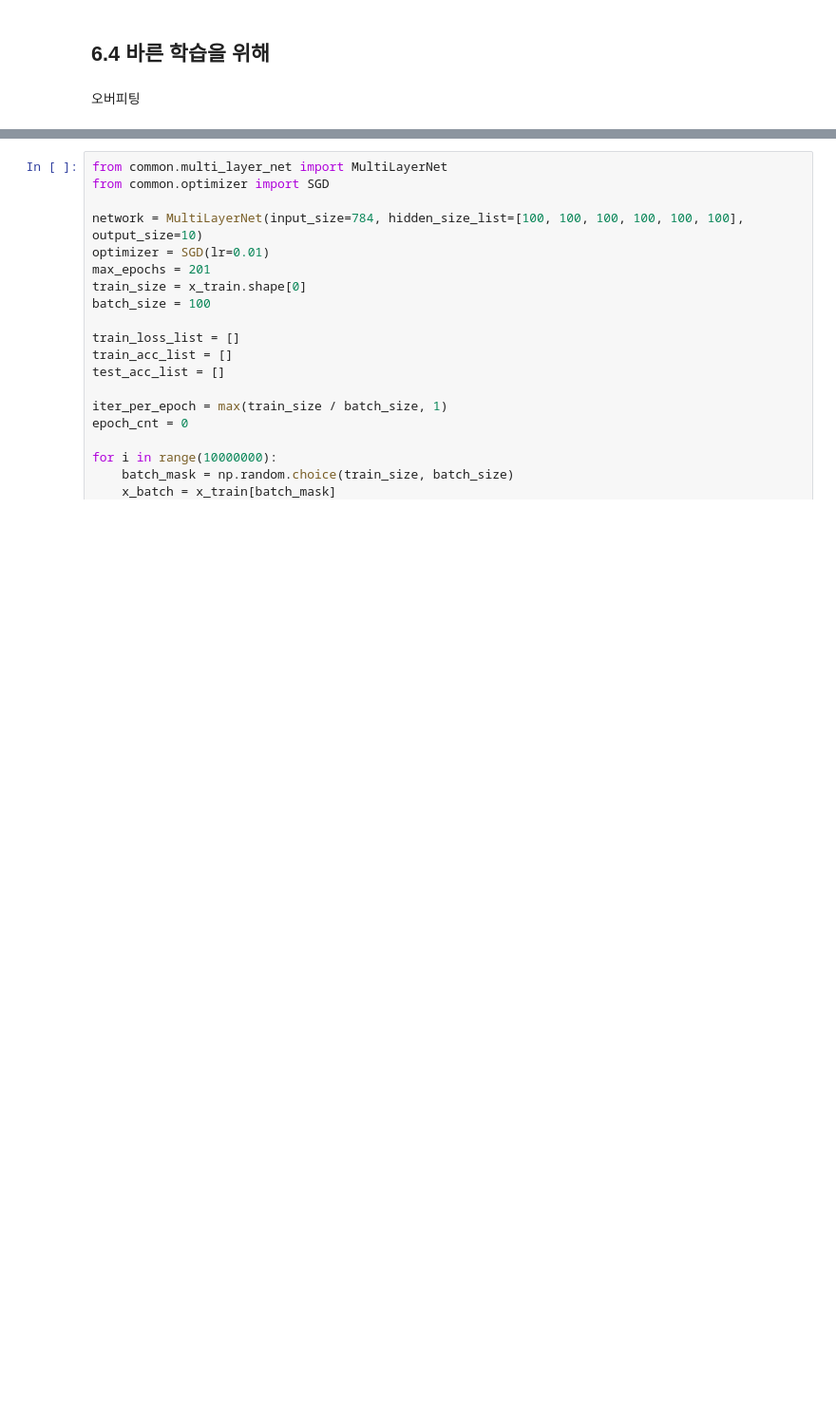
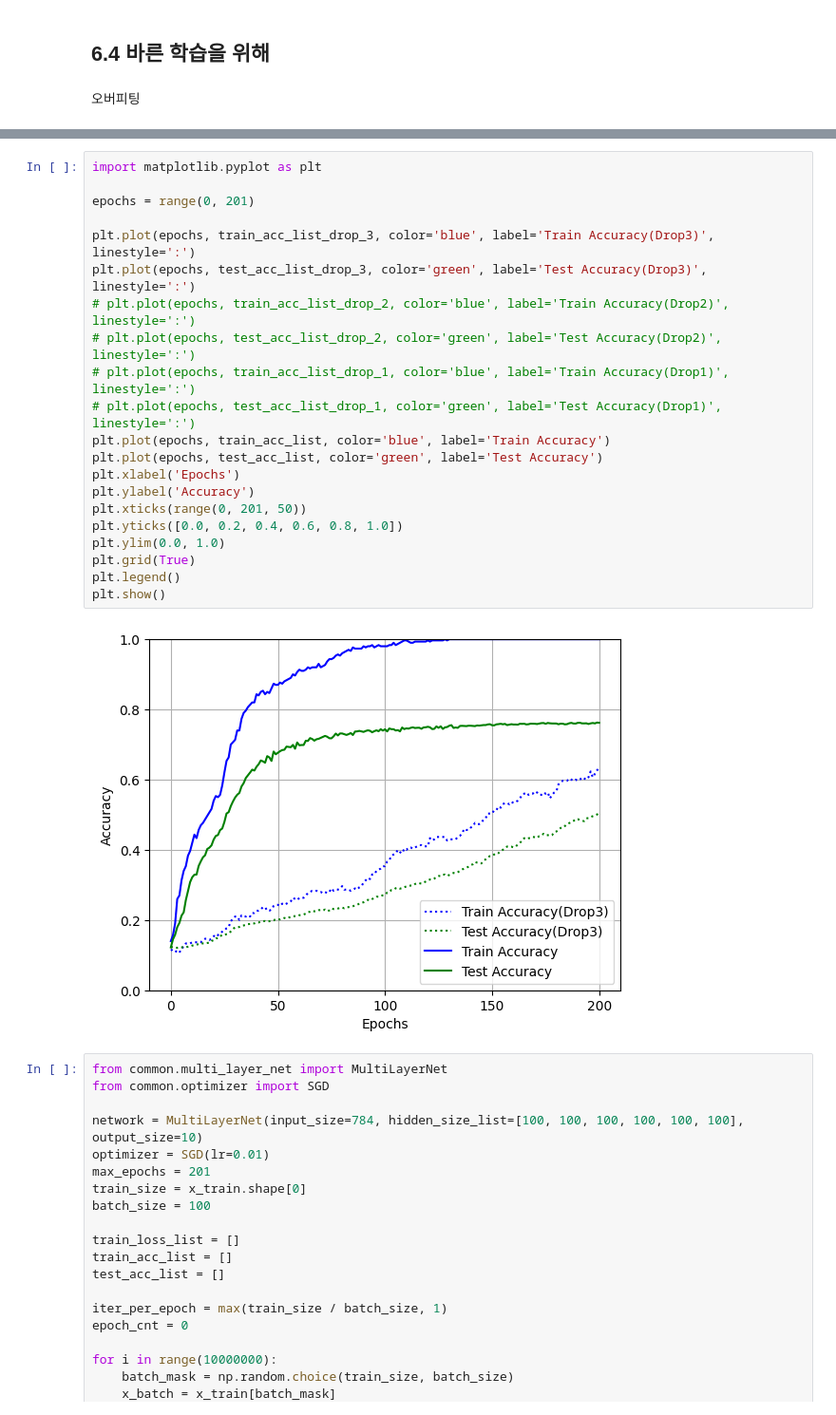
Before and after one commit to Chanmuzi/Deep-Learning-from-Scratch, a Jupyter notebook: 1권/ch06.ipynb, the cells around one changed output, grey strips where cells are left out. Shown at 95% size. Saved outputs shown, nothing was run; the diff lists cells and outputs as text; blank space fills up the shorter version.

Commit message:
ch06: add dropout graph

```diff
--- a/1권/ch06.ipynb
+++ b/1권/ch06.ipynb
@@ -219,3 +411,26 @@ Done!
+# %%
+import matplotlib.pyplot as plt
+
+epochs = range(0, 201)
+
+plt.plot(epochs, train_acc_list_drop_3, color='blue', label='Train Accuracy(Drop3)', linestyle=':')
+plt.plot(epochs, test_acc_list_drop_3, color='green', label='Test Accuracy(Drop3)', linestyle=':')
+# plt.plot(epochs, train_acc_list_drop_2, color='blue', label='Train Accuracy(Drop2)', linestyle=':')
+# plt.plot(epochs, test_acc_list_drop_2, color='green', label='Test Accuracy(Drop2)', linestyle=':')
+# plt.plot(epochs, train_acc_list_drop_1, color='blue', label='Train Accuracy(Drop1)', linestyle=':')
+# plt.plot(epochs, test_acc_list_drop_1, color='green', label='Test Accuracy(Drop1)', linestyle=':')
+plt.plot(epochs, train_acc_list, color='blue', label='Train Accuracy')
+plt.plot(epochs, test_acc_list, color='green', label='Test Accuracy')
+plt.xlabel('Epochs')
+plt.ylabel('Accuracy')
+plt.xticks(range(0, 201, 50))
+plt.yticks([0.0, 0.2, 0.4, 0.6, 0.8, 1.0])
+plt.ylim(0.0, 1.0)
+plt.grid(True)
+plt.legend()
+plt.show()
+# %% [output]
+[figure, added]
 # %%
 from common.multi_layer_net import MultiLayerNet
 from common.optimizer import SGD
```
Also changed, not shown: parts of 3 cells of this notebook.
